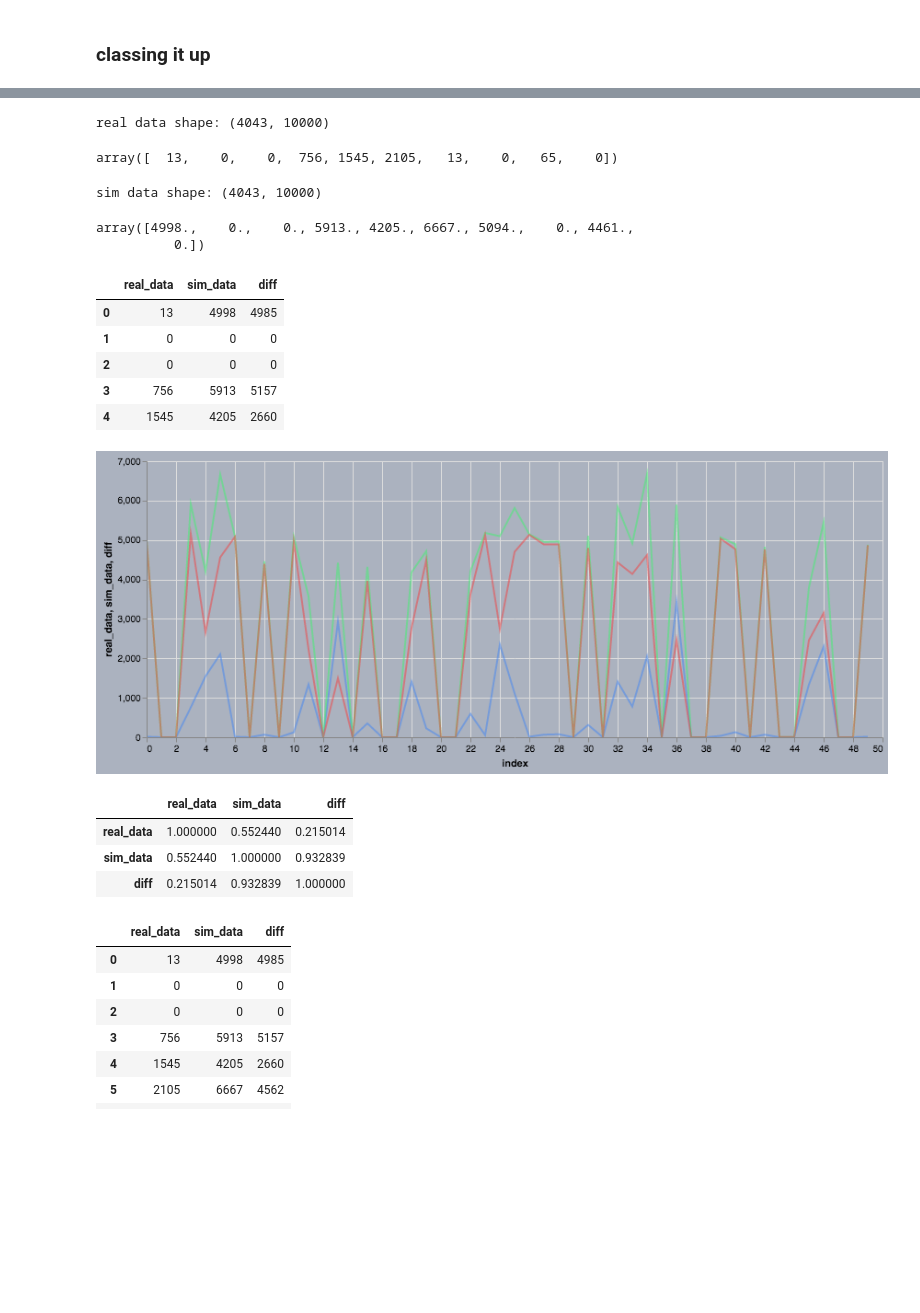
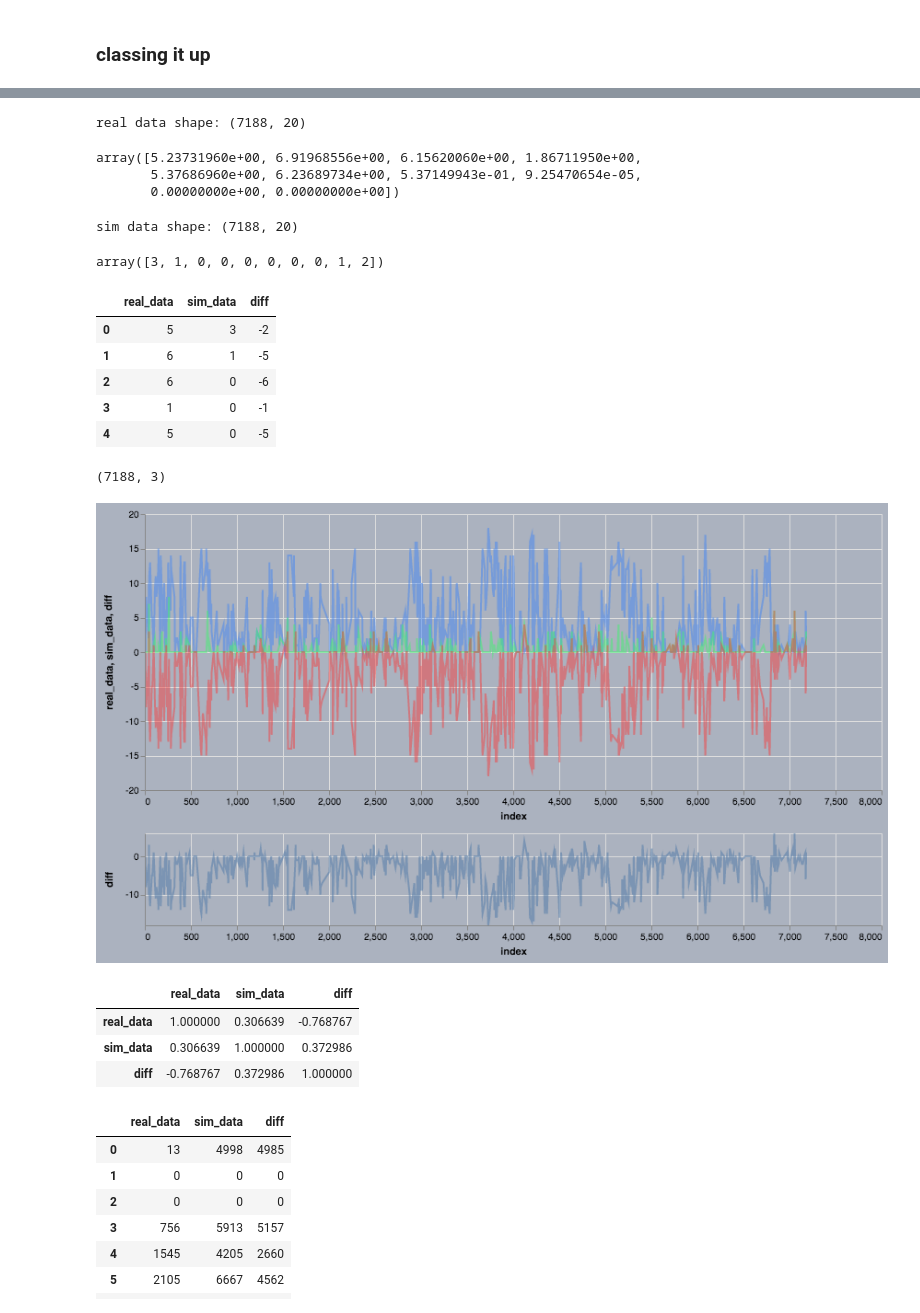
Before and after one commit to tjbergst/data-parsing, a Jupyter notebook: occupancy-prediction.ipynb, the cells around one changed output, grey strips where cells are left out. Cells and saved outputs as stored; diff of their text form; code cells hidden in the pictures; blank space fills up the shorter version.

Commit message:
testing new interactive chart for evaluation

```diff
--- a/occupancy-prediction.ipynb
+++ b/occupancy-prediction.ipynb
@@ -96,8 +98,11 @@ class OccupancyPredictor:
                 raise
 
 
-    def convert_and_reshape(self, timeunit):
-        self.data_array = self.WTA_real.real_data_array
+    def convert_and_reshape(self, timeunit, downsample_factor):
+        self.data_array = self.decimate_signal(
+            self.WTA_real.real_data_array,
+            downsample_factor
+        )
         print(f'generated real data array, size: {self.data_array.shape}')
 
         data_matrix = (
@@ -108,6 +113,14 @@ class OccupancyPredictor:
         print(f'reshaped into {data_matrix.shape[0]} : {timeunit}µs chunks')
 
         return data_matrix
+
+
+    def decimate_signal(self, data_array, factor):
+        return signal.decimate(
+            data_array,
+            factor,
+            ftype='fir'
+        )
 
 
     def compute_transition_matrix(self, row, timeunit):
@@ -184,12 +197,12 @@ class OccupancyPredictor:
     def process_timeunit(self, timeunit):
         print(f'processing data for timeunit: {timeunit}µs')
 
-        data_matrix = self.convert_and_reshape(timeunit)
+        data_matrix = self.convert_and_reshape(timeunit, 500)
         tmat_df = self.compute_tmats_and_load_df(data_matrix, timeunit)
 
         return data_matrix, tmat_df
 # %%
-OP = OccupancyPredictor(real_data_path_dict, timeunit, autoselect_file=True)
+OP = OccupancyPredictor(real_data_path_dict, timeunit, autoselect_file=False)
 # %% [output]
 initializing OP..
 single timeunit received [10000]
@@ -206,5 +220,5 @@ real data options:
 # %%
-data_matrix, tmat_df = OP.process_timeunit(OP.timeunits[0])
+data_matrix, tmat_df = OP.process_timeunit(int(OP.timeunits[0]/500))
 
 print(f'data matrix: {data_matrix.shape}')
 display(tmat_df.head())
@@ -224,7 +238,7 @@ data matrix: (4043, 10000)
 # %%
 sim_data_matrix = OP.WTA_real.simulate_all_OP_transition_matrices(
     tmat_dataframe=tmat_df,
-    n_samples=OP.timeunits[0],
+    n_samples=int(OP.timeunits[0]/500),
     m_trials=1
 )[1:,:]
 
@@ -237,15 +251,16 @@ sim data matrix: (4043, 10000)
 print(f'real data shape: {data_matrix.shape}')
 data_matrix.sum(axis=1)[:10]
 # %% [output]
-real data shape: (4043, 10000)
+real data shape: (7188, 20)
-array([  13,    0,    0,  756, 1545, 2105,   13,    0,   65,    0])
+array([5.23731960e+00, 6.91968556e+00, 6.15620060e+00, 1.86711950e+00,
+       5.37686960e+00, 6.23689734e+00, 5.37149943e-01, 9.25470654e-05,
+       0.00000000e+00, 0.00000000e+00])
 # %%
 print(f'sim data shape: {sim_data_matrix.shape}')
 sim_data_matrix.sum(axis=1)[:10]
 # %% [output]
-sim data shape: (4043, 10000)
+sim data shape: (7188, 20)
-array([4998.,    0.,    0., 5913., 4205., 6667., 5094.,    0., 4461.,
-          0.])
+array([3, 1, 0, 0, 0, 0, 0, 0, 1, 2])
 # %%
 comp_df = (
     pd
@@ -263,47 +278,58 @@ comp_df = (
 comp_df.head()
 # %% [output]
 |  | real_data | sim_data | diff |
-| 0 | 13 | 4998 | 4985 |
-| 1 | 0 | 0 | 0 |
-| 2 | 0 | 0 | 0 |
-| 3 | 756 | 5913 | 5157 |
-| 4 | 1545 | 4205 | 2660 |
+| 0 | 5 | 3 | -2 |
+| 1 | 6 | 1 | -5 |
+| 2 | 6 | 0 | -6 |
+| 3 | 1 | 0 | -1 |
+| 4 | 5 | 0 | -5 |
+# %%
+comp_df.shape
+# %% [output]
+(7188, 3)
 # %%
+x_scaler = alt.selection_interval(encodings=['x'])
+
 base = alt.Chart(
-    comp_df.reset_index().iloc[:50],
+    comp_df.reset_index().sample(frac=0.1),
     height=300,
     width=800
+).transform_filter(
+    x_scaler
 ).mark_line(
     opacity=0.5
 ).encode(
-    alt.X('index:Q'),
+    alt.X('index:Q', scale={'domain': x_scaler.ref()}),
     #alt.Y('real_data:Q')
 )
 
-alt.layer(
+layered = alt.layer(
     base.encode(
         alt.Y('real_data:Q'),
         color=alt.value('#4286f4') # blue
     ),
     base.encode(
         alt.Y('sim_data:Q'),
         color=alt.value('#41f470') # green
     ),
     base.encode(
         alt.Y('diff:Q'),
         color=alt.value('#f44141') # red
     ),
-    background='#abb2bf'
-).interactive()
+)
+
+wide = base.encode(alt.Y('diff:Q')).add_selection(x_scaler).properties(height=100)
+
+alt.vconcat(layered, wide, background='#abb2bf')
 # %% [output]
-[figure, old version]
+[figure, new version]
 # %%
 comp_df.corr()
 # %% [output]
 |  | real_data | sim_data | diff |
-| real_data | 1.000000 | 0.552440 | 0.215014 |
-| sim_data | 0.552440 | 1.000000 | 0.932839 |
-| diff | 0.215014 | 0.932839 | 1.000000 |
+| real_data | 1.000000 | 0.306639 | -0.768767 |
+| sim_data | 0.306639 | 1.000000 | 0.372986 |
+| diff | -0.768767 | 0.372986 | 1.000000 |
 # %%
 comp_df.head(50)
 # %% [output]
```
Also changed, not shown: parts of 8 cells of this notebook.
